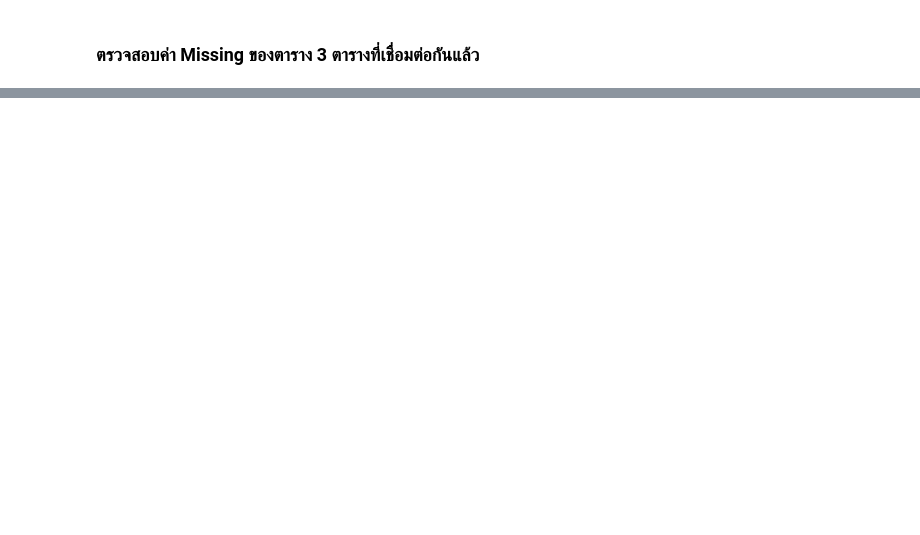
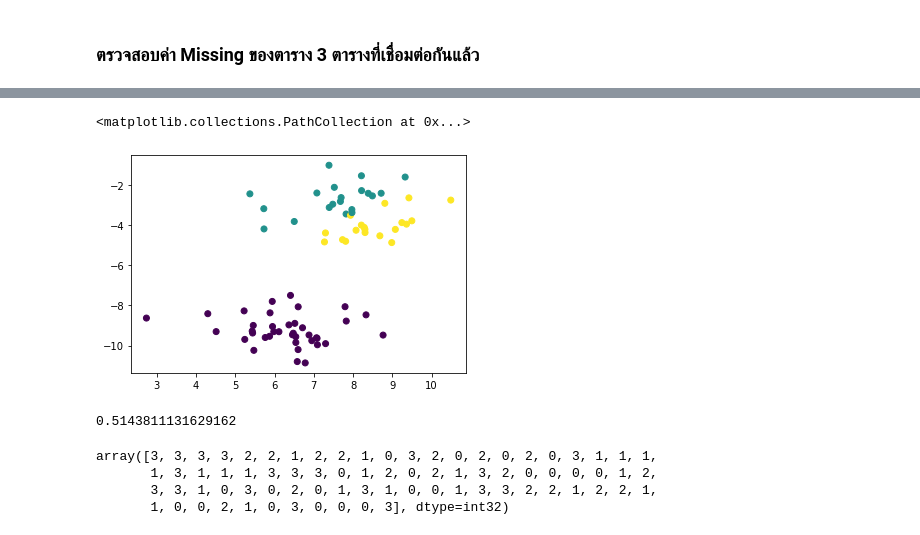
Before and after one commit to Chonthichasi/DWDM2021, a Jupyter notebook: Project_DWDM.ipynb, the cells around one changed output, grey strips where cells are left out. Drawn from its saved outputs; the diff is of its cells as text; code cells hidden in the pictures; blank space fills up the shorter version.

```diff
--- a/Project_DWDM.ipynb
+++ b/Project_DWDM.ipynb
@@ -560,0 +646,21 @@ dtype: bool
+# %%
+from matplotlib import pyplot as plt
+plt.scatter(X[:,0],X[:,1],c=labels_3)
+# %% [output]
+<matplotlib.collections.PathCollection at 0x...>
+[figure, added]
+# %%
+from sklearn import metrics
+metrics.silhouette_score(X, labels_3, metric='euclidean')
+# %% [output]
+0.5143811131629162
+# %%
+# 4 Cluster
+kmeans_4 = KMeans(n_clusters=4, random_state=6)
+labels_4 = kmeans_4.fit_predict(X)
+labels_4
+# %% [output]
+array([3, 3, 3, 3, 2, 2, 1, 2, 2, 1, 0, 3, 2, 0, 2, 0, 2, 0, 3, 1, 1, 1,
+       1, 3, 1, 1, 1, 3, 3, 3, 0, 1, 2, 0, 2, 1, 3, 2, 0, 0, 0, 0, 1, 2,
+       3, 3, 1, 0, 3, 0, 2, 0, 1, 3, 1, 0, 0, 1, 3, 3, 2, 2, 1, 2, 2, 1,
+       1, 0, 0, 2, 1, 0, 3, 0, 0, 0, 3], dtype=int32)
```
Also changed, not shown: parts of 105 cells of this notebook.
